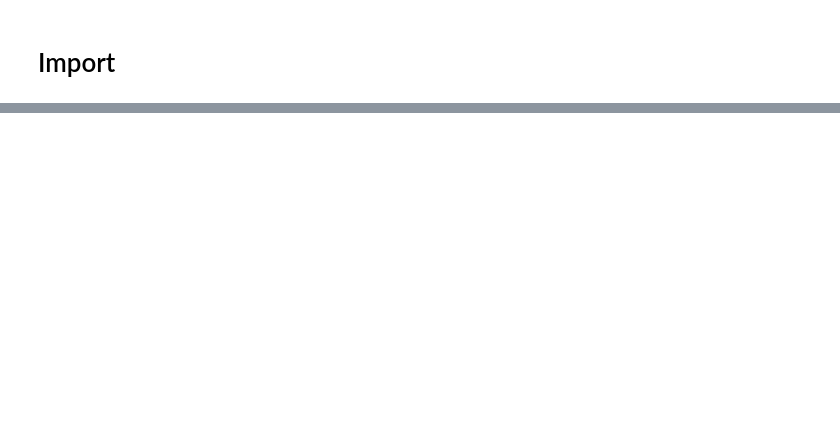
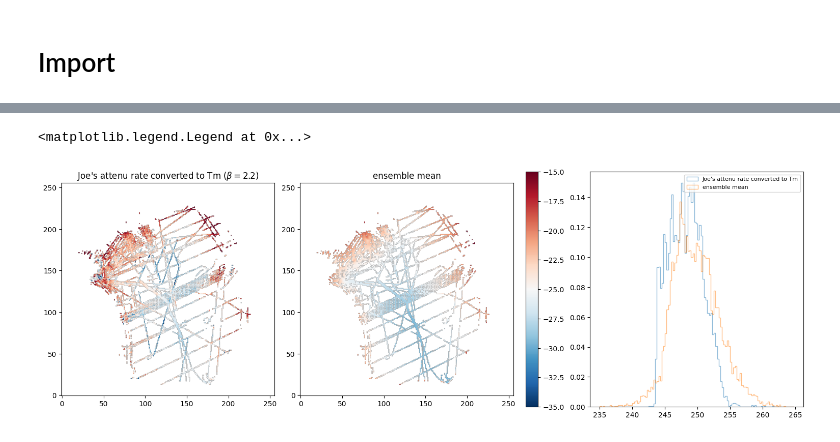
Before and after one commit to alastairyang/calibrated-prior, a Jupyter notebook: notebooks/attenu_with_chemistry.ipynb, the cells around one changed output, grey strips where cells are left out. Cells and saved outputs as stored; diff of their text form; code cells hidden in the pictures; blank space fills up the shorter version.

```diff
--- a/notebooks/attenu_with_chemistry.ipynb
+++ b/notebooks/attenu_with_chemistry.ipynb
@@ -58,0 +217,34 @@ LGP_samples = LGP_Gaussian.sample((1000,))
+# %%
+Tm_W97 = np.full((256, 256), np.nan)
+
+Tm_W97[radar_mask] = ice.atten_rate_to_temperature_mix_GrISfraction(attenu_obs[radar_mask],
+                                  kind = "W97",
+                                  beta = 2.2,
+                                  Hol_f = Hol_f[radar_mask].flatten(),
+                                  LGP_f = LGP_f[radar_mask].flatten())
+# %%
+fig, ax = plt.subplots(1, 3, figsize = (15, 5), layout = 'constrained')
+
+vmin = -35
+vmax = -15
+
+ax[0].imshow(Tm_W97 - 273.15, vmin = vmin, vmax = vmax, cmap = "RdBu_r")
+ax[0].invert_yaxis()
+ax[0].set_title(r"Joe's attenu rate converted to Tm ($\beta = 2.2$)")
+
+Tm_ensemble_mean = np.nanmean(Tm, axis = 2)
+Tm_ensemble_mean[~radar_mask] = np.nan
+
+im1 = ax[1].imshow(Tm_ensemble_mean - 273.15, vmin = vmin, vmax = vmax, cmap = "RdBu_r")
+ax[1].invert_yaxis()
+ax[1].set_title("ensemble mean")
+plt.colorbar(im1)
+
+bins = np.arange(235, 265, 0.25)
+
+ax[2].hist(Tm_ensemble_mean.flatten(), bins = bins, density = True, alpha = 0.5, histtype='step', label = rf"Joe's attenu rate converted to Tm");
+ax[2].hist(Tm_W97.flatten(), bins = bins, density = True, alpha = 0.5, histtype='step', label = rf"ensemble mean");
+ax[2].legend(fontsize = 8)
+# %% [output]
+<matplotlib.legend.Legend at 0x...>
+[figure, added]
```
Also changed, not shown: parts of 9 cells of this notebook, 7 other files.
